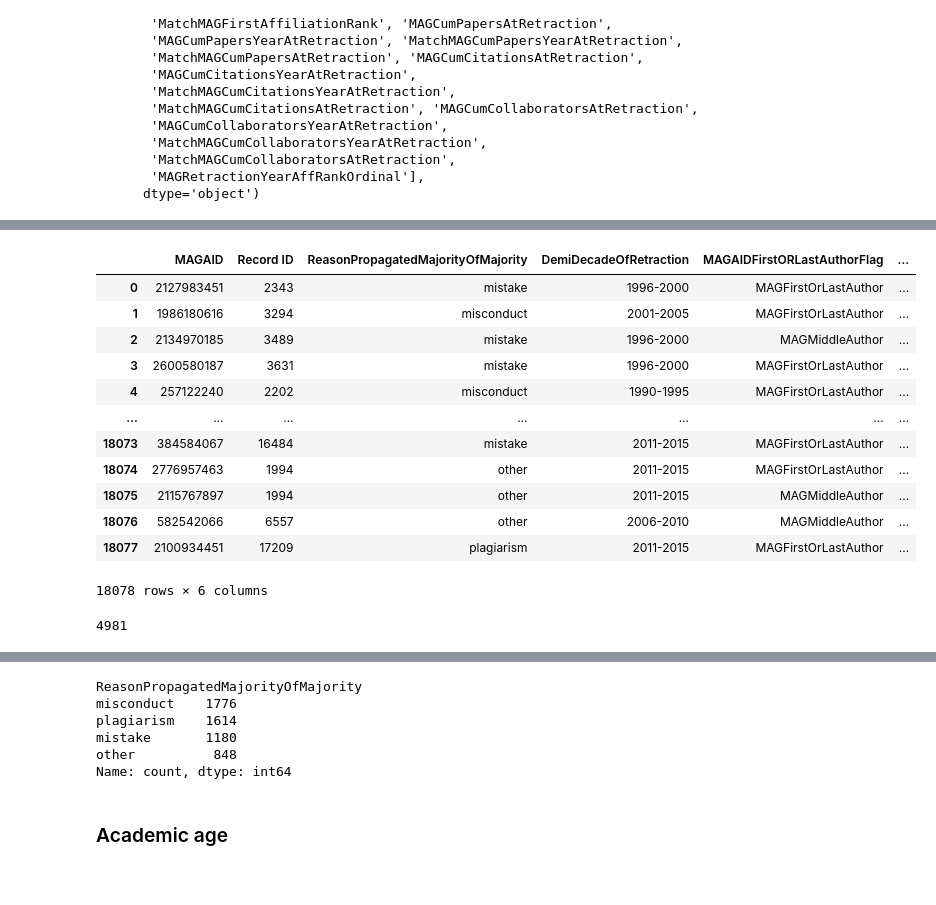
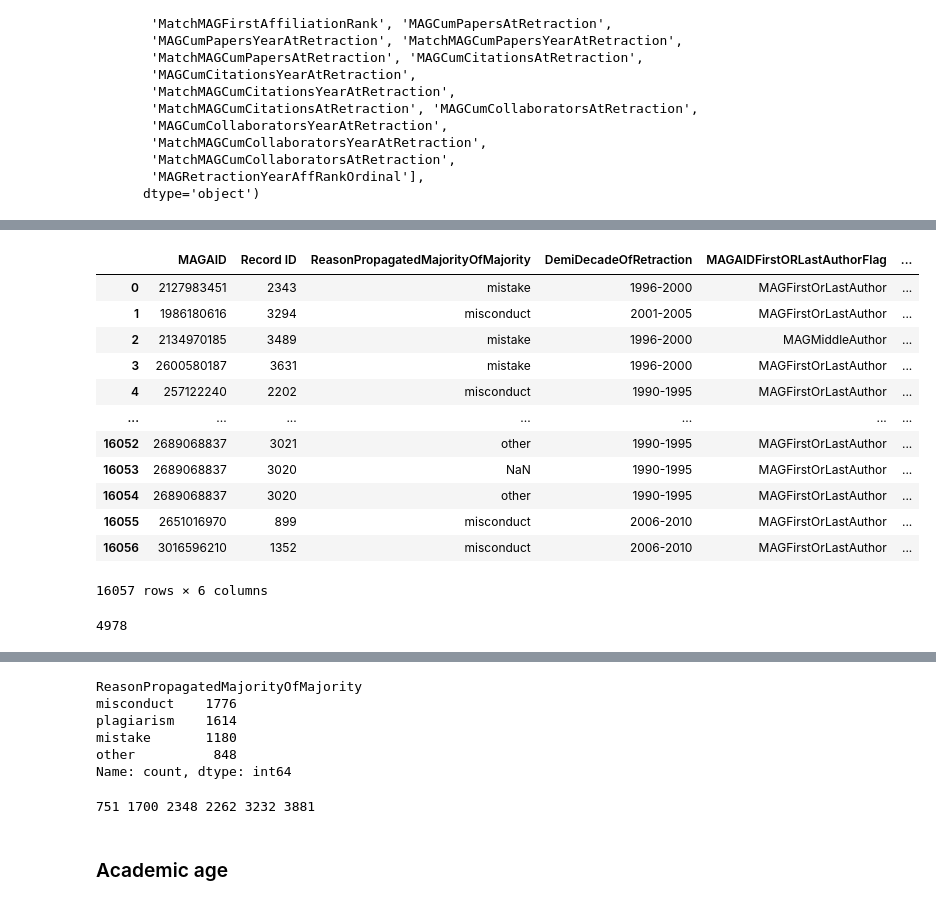
Before and after one commit to samemon/retraction_effects_on_academic_careers, a Jupyter notebook: code/analysis/matching/13.data_dropping_and_augmentation_rematching.ipynb, the cells around one changed output, grey strips where cells are left out. Saved outputs shown, nothing was run; the diff lists cells and outputs as text; code cells hidden in the pictures.

```diff
--- a/code/analysis/matching/13.data_dropping_and_augmentation_rematching.ipynb
+++ b/code/analysis/matching/13.data_dropping_and_augmentation_rematching.ipynb
@@ -124,41 +122,41 @@ dfmatched_30_perc_wConfounders
 # %%
 # Loading regression sample
 
 df_regression_sample = pd.read_csv(indir+"/old_RW_Authors_forRegression_rematching.csv",
                                   usecols=['MAGAID','Record ID',
                                           'RetractorMajority']).drop_duplicates()
 
 
 indir2 = "/Users/sm9654/desktop/NYUAD/nyuad-research/retraction_openalex/retraction_effects_on_academic_careers/data/processed/"
 
 df_filtered_sample = pd.read_csv(indir2+"RW_authors_w_confounders_filteredSample_postNHB_BedoorsCorrections_Augmented.csv",
-                                usecols=['MAGAID', 'Record ID', 'MAGAIDRankTypeInRetractedPaper',
+                                usecols=['MAGAID', 'Record ID', 'MAGAuthorOrderCategorical',
                                         'ReasonPropagatedMajorityOfMajority', 'DemiDecade']).drop_duplicates()
 
 df_regression_sample = df_filtered_sample.merge(df_regression_sample, on=['MAGAID','Record ID'], how='left')\
                                             .rename(columns={'DemiDecade':'DemiDecadeOfRetraction',
-                                                   'MAGAIDRankTypeInRetractedPaper':'MAGAIDFirstORLastAuthorFlag'})\
+                                                   'MAGAuthorOrderCategorical':'MAGAIDFirstORLastAuthorFlag'})\
                                             .replace({'First or Last or Only Author':'MAGFirstOrLastAuthor',
                                                 'Middle Author':'MAGMiddleAuthor'})
 df_regression_sample
 # %% [output]
 |  | MAGAID | Record ID | ReasonPropagatedMajorityOfMajority | DemiDecadeOfRetraction | MAGAIDFirstORLastAuthorFlag | ... |
 | 0 | 2127983451 | 2343 | mistake | 1996-2000 | MAGFirstOrLastAuthor | ... |
 | 1 | 1986180616 | 3294 | misconduct | 2001-2005 | MAGFirstOrLastAuthor | ... |
 | 2 | 2134970185 | 3489 | mistake | 1996-2000 | MAGMiddleAuthor | ... |
 | 3 | 2600580187 | 3631 | mistake | 1996-2000 | MAGFirstOrLastAuthor | ... |
 | 4 | 257122240 | 2202 | misconduct | 1990-1995 | MAGFirstOrLastAuthor | ... |
 | ... | ... | ... | ... | ... | ... | ... |
-| 18073 | 384584067 | 16484 | mistake | 2011-2015 | MAGFirstOrLastAuthor | ... |
-| 18074 | 2776957463 | 1994 | other | 2011-2015 | MAGFirstOrLastAuthor | ... |
-| 18075 | 2115767897 | 1994 | other | 2011-2015 | MAGMiddleAuthor | ... |
-| 18076 | 582542066 | 6557 | other | 2006-2010 | MAGMiddleAuthor | ... |
-| 18077 | 2100934451 | 17209 | plagiarism | 2011-2015 | MAGFirstOrLastAuthor | ... |
+| 16052 | 2689068837 | 3021 | other | 1990-1995 | MAGFirstOrLastAuthor | ... |
+| 16053 | 2689068837 | 3020 | NaN | 1990-1995 | MAGFirstOrLastAuthor | ... |
+| 16054 | 2689068837 | 3020 | other | 1990-1995 | MAGFirstOrLastAuthor | ... |
+| 16055 | 2651016970 | 899 | misconduct | 2006-2010 | MAGFirstOrLastAuthor | ... |
+| 16056 | 3016596210 | 1352 | misconduct | 2006-2010 | MAGFirstOrLastAuthor | ... |
-18078 rows × 6 columns
+16057 rows × 6 columns
-# %%
-df_regression_sample[~df_regression_sample['RetractorMajority'].isna()]['MAGAID'].nunique()
-# %% [output]
-4981
+# %%
+df_regression_sample[~df_regression_sample['RetractorMajority'].isna()]['MAGAID'].nunique()
+# %% [output]
+4978
 # %%
 def merge_strataVars(dfi):
     dfi_w_strataVars = dfi.merge(df_regression_sample,on=['MAGAID','Record ID'])
@@ -193,6 +191,15 @@ plagiarism    1614
 mistake       1180
 other          848
 Name: count, dtype: int64
+# %%
+print(dfmatched_10_perc_wStrataVars.MAGAID.nunique(),
+      dfmatched_20_perc_wStrataVars.MAGAID.nunique(),
+      dfmatched_30_perc_wStrataVars.MAGAID.nunique(),
+      dfmatched_10_perc_wStrataVars.MatchMAGAID.nunique(),
+      dfmatched_20_perc_wStrataVars.MatchMAGAID.nunique(),
+      dfmatched_30_perc_wStrataVars.MatchMAGAID.nunique())
+# %% [output]
+751 1700 2348 2262 3232 3881
 # %% [markdown]
 ### Academic age
 # %%
```
Also changed, not shown: parts of 42 cells of this notebook, 27 other files.
